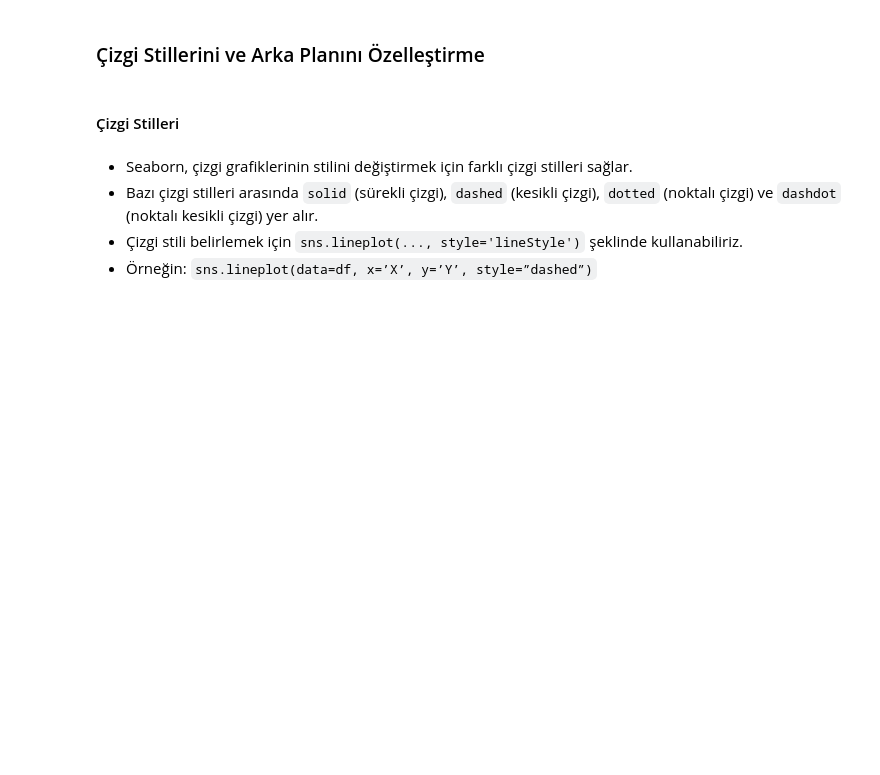
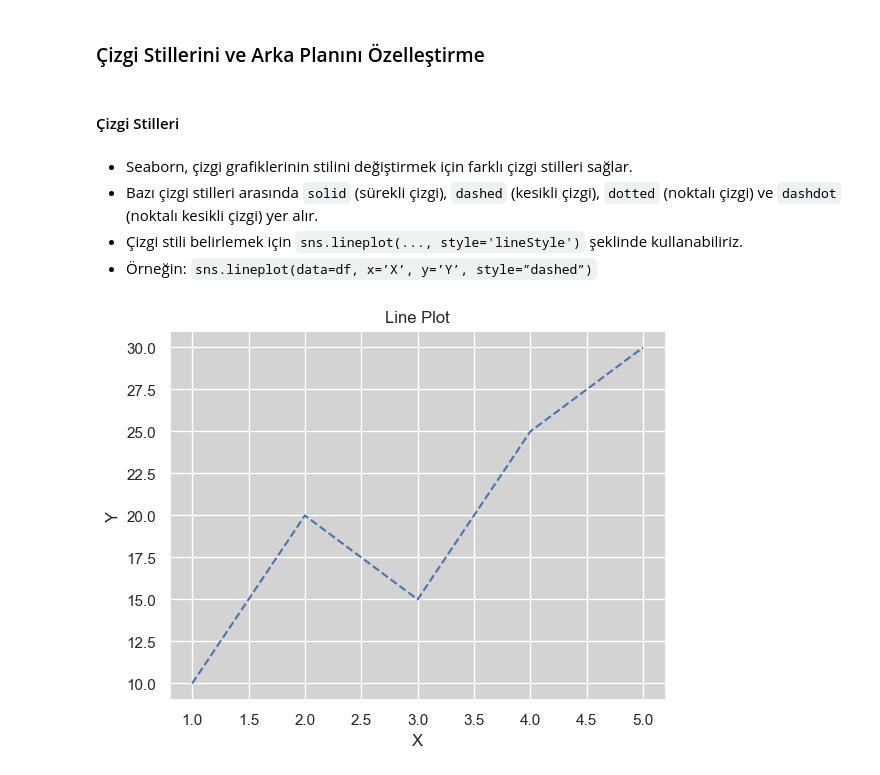
Before and after one commit to suleymangzy/Fundamentals-of-AI, a Jupyter notebook: DataVisualization/DataVisualization.ipynb, the cells around one changed output. Drawn from its saved outputs; the diff is of its cells as text; code cells hidden in the pictures; blank space fills up the shorter version.

Commit message:
Veri gorsellestirme klasörunde ilerleniyor.

```diff
--- a/DataVisualization/DataVisualization.ipynb
+++ b/DataVisualization/DataVisualization.ipynb
@@ -230,3 +230,21 @@ yukarıdaki örnekte, `sns.color_palette('bright')` ile `bright` renk paletini t
 * Bazı çizgi stilleri arasında `solid` (sürekli çizgi), `dashed` (kesikli çizgi), `dotted` (noktalı çizgi) ve `dashdot` (noktalı kesikli çizgi) yer alır.
 * Çizgi stili belirlemek için `sns.lineplot(..., style='lineStyle')` şeklinde kullanabiliriz.
 * Örneğin: `sns.lineplot(data=df, x=’X’, y=’Y’, style=”dashed”)`
+# %%
+veri = {'X': [1, 2, 3, 4, 5],
+        'Y': [10, 20, 15, 25, 30]}
+
+df = pd.DataFrame(veri)
+
+sns.set_style('darkgrid')
+sns.set(rc={'axes.facecolor' : 'lightgrey'})
+
+sns.lineplot(data=df, x='X', y='Y', linestyle='dashed')
+
+plt.xlabel('X')
+plt.ylabel('Y')
+plt.title('Line Plot')
+
+plt.show()
+# %% [output]
+[figure, added]
```
